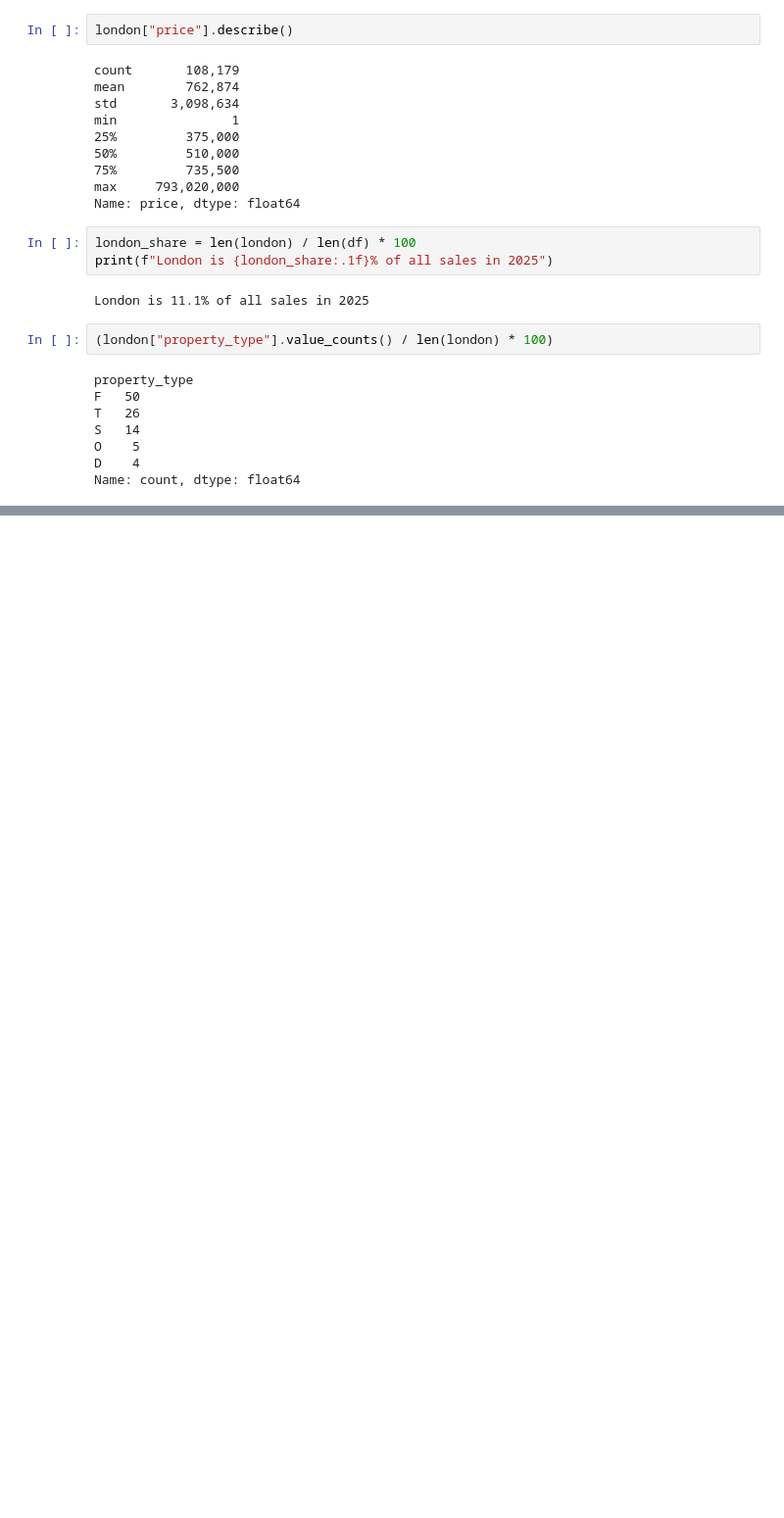
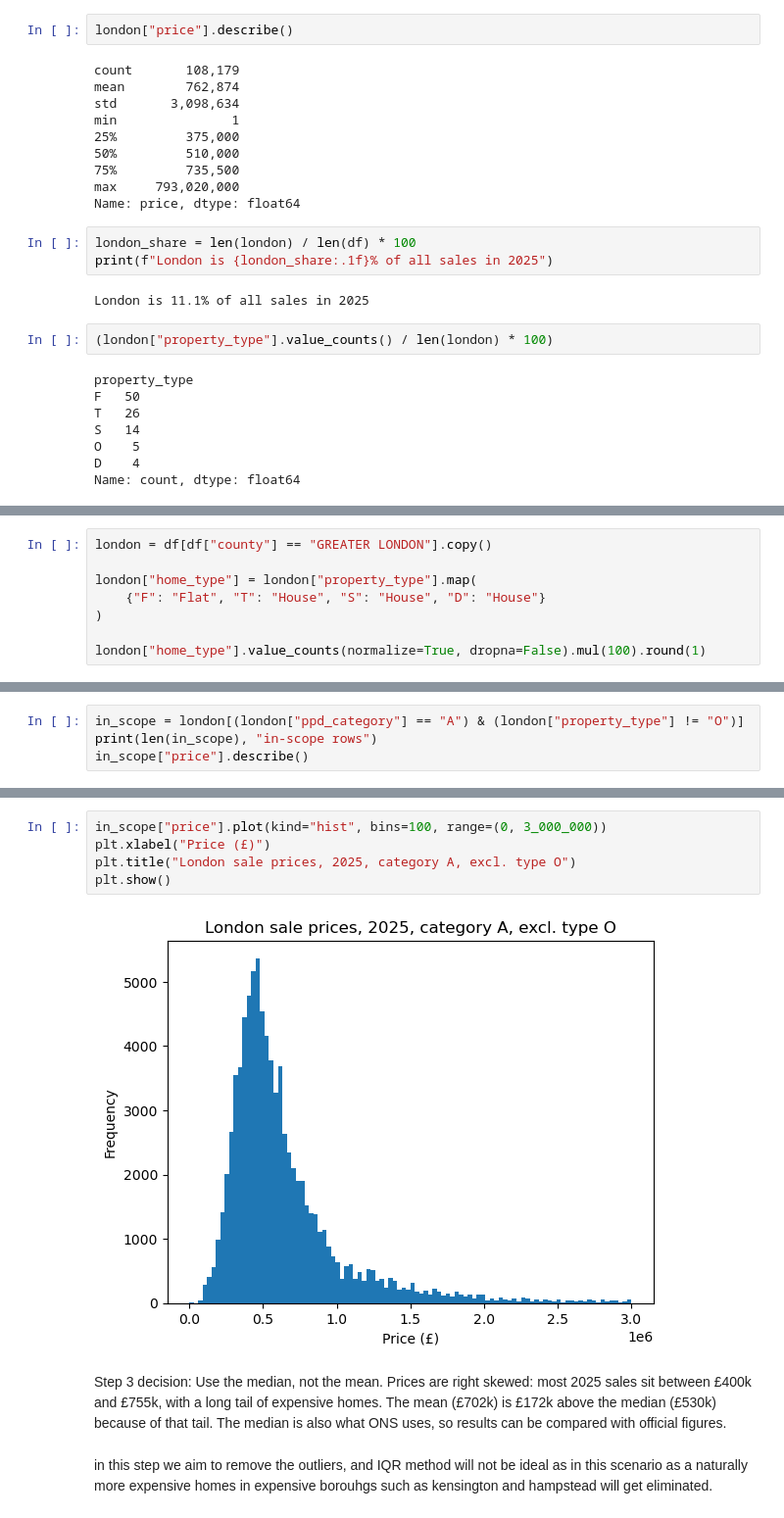
Before and after one commit to TahaJomehpour1/london-housing-affordability, a Jupyter notebook: notebooks/London_housing.ipynb, the cells around one changed output, grey strips where cells are left out. Shown at 98% size. Cells and saved outputs as stored; diff of their text form; blank space fills up the shorter version.

```diff
--- a/notebooks/London_housing.ipynb
+++ b/notebooks/London_housing.ipynb
@@ -235,0 +264,8 @@ plt.show()
+# %%
+london = df[df["county"] == "GREATER LONDON"].copy()
+
+london["home_type"] = london["property_type"].map(
+    {"F": "Flat", "T": "House", "S": "House", "D": "House"}
+)
+
+london["home_type"].value_counts(normalize=True, dropna=False).mul(100).round(1)
@@ -235,0 +314,4 @@ plt.show()
+# %%
+in_scope = london[(london["ppd_category"] == "A") & (london["property_type"] != "O")]
+print(len(in_scope), "in-scope rows")
+in_scope["price"].describe()
@@ -235,0 +329,11 @@ plt.show()
+# %%
+in_scope["price"].plot(kind="hist", bins=100, range=(0, 3_000_000))
+plt.xlabel("Price (£)")
+plt.title("London sale prices, 2025, category A, excl. type O")
+plt.show()
+# %% [output]
+[figure, added]
+# %% [markdown]
+Step 3 decision: Use the median, not the mean. Prices are right skewed: most 2025 sales sit between £400k and £755k, with a long tail of expensive homes. The mean (£702k) is £172k above the median (£530k) because of that tail. The median is also what ONS uses, so results can be compared with official figures.
+# %% [markdown]
+in this step we aim to remove the outliers, and IQR method will not be ideal as in this scenario as a naturally more expensive homes in expensive borouhgs such as kensington and hampstead will get eliminated.
```
Also changed, not shown: parts of 23 cells of this notebook.
